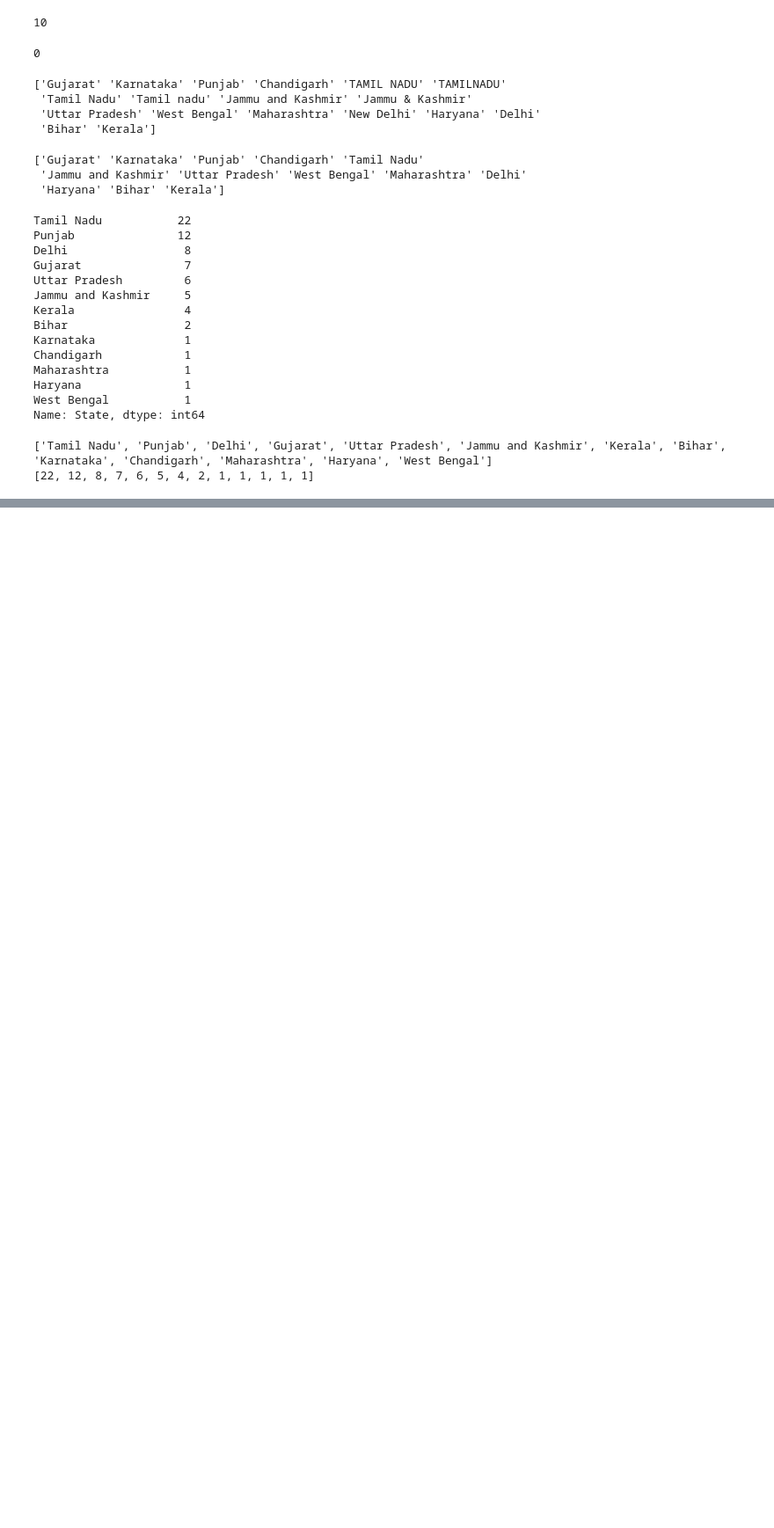
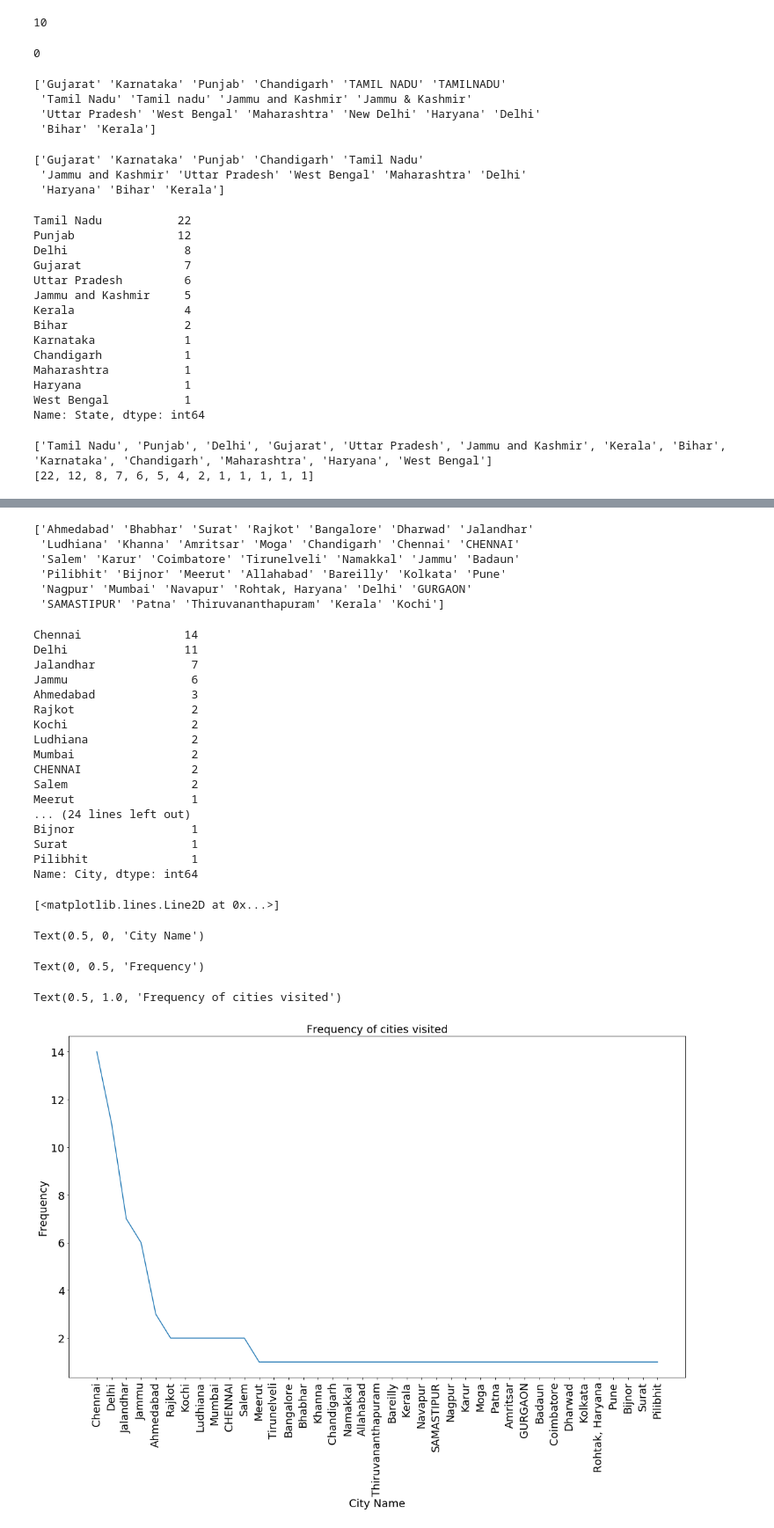
Before and after one commit to dhirajhimani/Jaskerat_ML_Course, a Jupyter notebook: Assignment_Pandas_NBFC.ipynb, the cells around one changed output, grey strips where cells are left out. Shown: that part at 88% size. Drawn from its saved outputs; the diff is of its cells as text; code cells hidden in the pictures; blank space fills up the shorter version.

```diff
--- a/Assignment_Pandas_NBFC.ipynb
+++ b/Assignment_Pandas_NBFC.ipynb
@@ -159,0 +166,9 @@ Text(0.5, 1.0, 'Frequency of states visited')
+# %%
+# Following the same procedure for the city
+
+df_city = df['City']
+
+# dropping NaN values, see the results above and below
+df_city.dropna(axis=0, inplace=True)
+
+# We have similar names here, we can clean it too.
@@ -159,0 +195,70 @@ Text(0.5, 1.0, 'Frequency of states visited')
+# %%
+def replaceCityName(item):
+    if('delhi' in item.lower()):
+        return 'Delhi'
+    else:
+        return item
+# %%
+
+df_city = df_city.apply(replaceCityName)
+print(df_city.unique())
+# As you can see now the list is cleaned and doesnot contains the same name and no nan's
+# %% [output]
+['Ahmedabad' 'Bhabhar' 'Surat' 'Rajkot' 'Bangalore' 'Dharwad' 'Jalandhar'
+ 'Ludhiana' 'Khanna' 'Amritsar' 'Moga' 'Chandigarh' 'Chennai' 'CHENNAI'
+ 'Salem' 'Karur' 'Coimbatore' 'Tirunelveli' 'Namakkal' 'Jammu' 'Badaun'
+ 'Pilibhit' 'Bijnor' 'Meerut' 'Allahabad' 'Bareilly' 'Kolkata' 'Pune'
+ 'Nagpur' 'Mumbai' 'Navapur' 'Rohtak, Haryana' 'Delhi' 'GURGAON'
+ 'SAMASTIPUR' 'Patna' 'Thiruvananthapuram' 'Kerala' 'Kochi']
+# %%
+# Now we can calculate the frequency of the names
+city_dict = df_city.value_counts()
+
+print(city_dict)
+
+city_names = list(city_dict.index.values)
+city_frequencies = list(city_dict.values)
+
+# Showing the data on the graph
+
+fig = plt.figure()
+
+fig.set_size_inches(18.5, 10.5)
+
+plt.rc('xtick',labelsize=18)
+plt.rc('ytick',labelsize=18)
+
+plt.plot(city_names, city_frequencies)
+
+x = plt.gca().xaxis
+
+# rotate the tick labels for the x axis
+for item in x.get_ticklabels():
+    item.set_rotation(90)
+
+plt.xlabel('City Name',fontsize=18)
+plt.ylabel('Frequency',fontsize=18)
+plt.title('Frequency of cities visited',fontsize=18)
+# %% [output]
+Chennai               14
+Delhi                 11
+Jalandhar              7
+Jammu                  6
+Ahmedabad              3
+Rajkot                 2
+Kochi                  2
+Ludhiana               2
+Mumbai                 2
+CHENNAI                2
+Salem                  2
+Meerut                 1
+... (24 lines left out)
+Bijnor                 1
+Surat                  1
+Pilibhit               1
+Name: City, dtype: int64
+[<matplotlib.lines.Line2D at 0x...>]
+Text(0.5, 0, 'City Name')
+Text(0, 0.5, 'Frequency')
+Text(0.5, 1.0, 'Frequency of cities visited')
+[figure, added]
```
Also changed, not shown: parts of 3 cells of this notebook.
